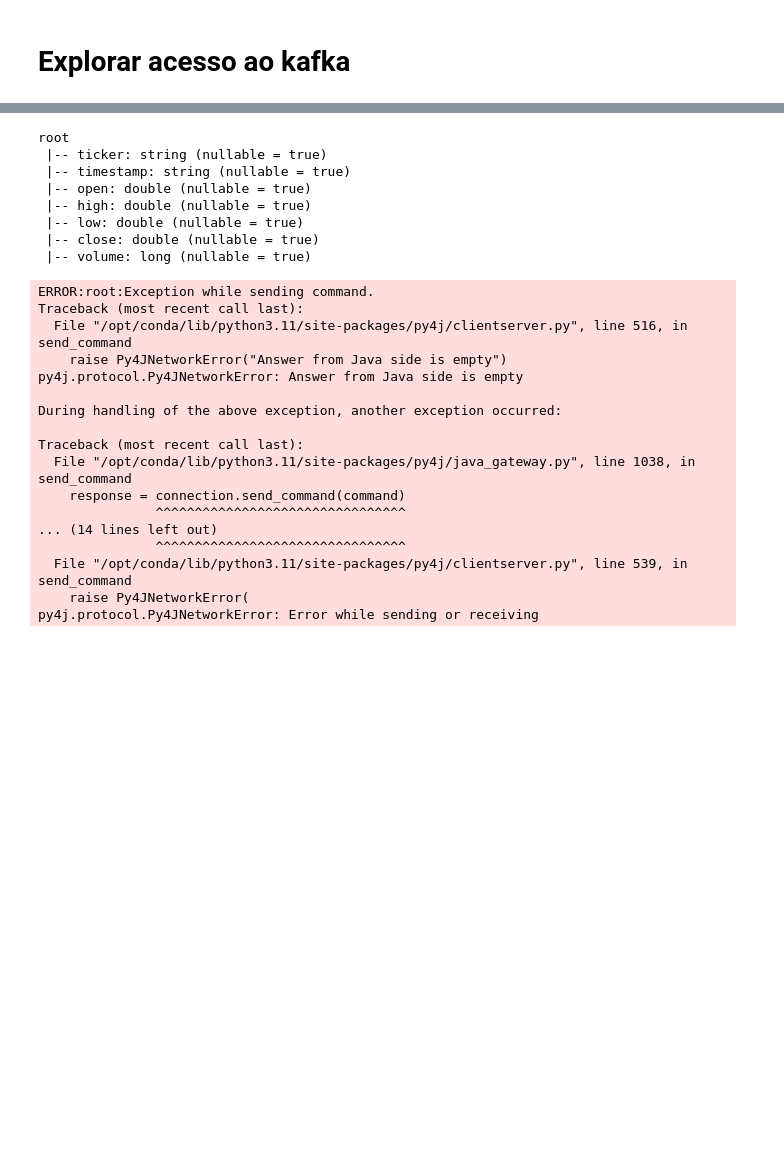
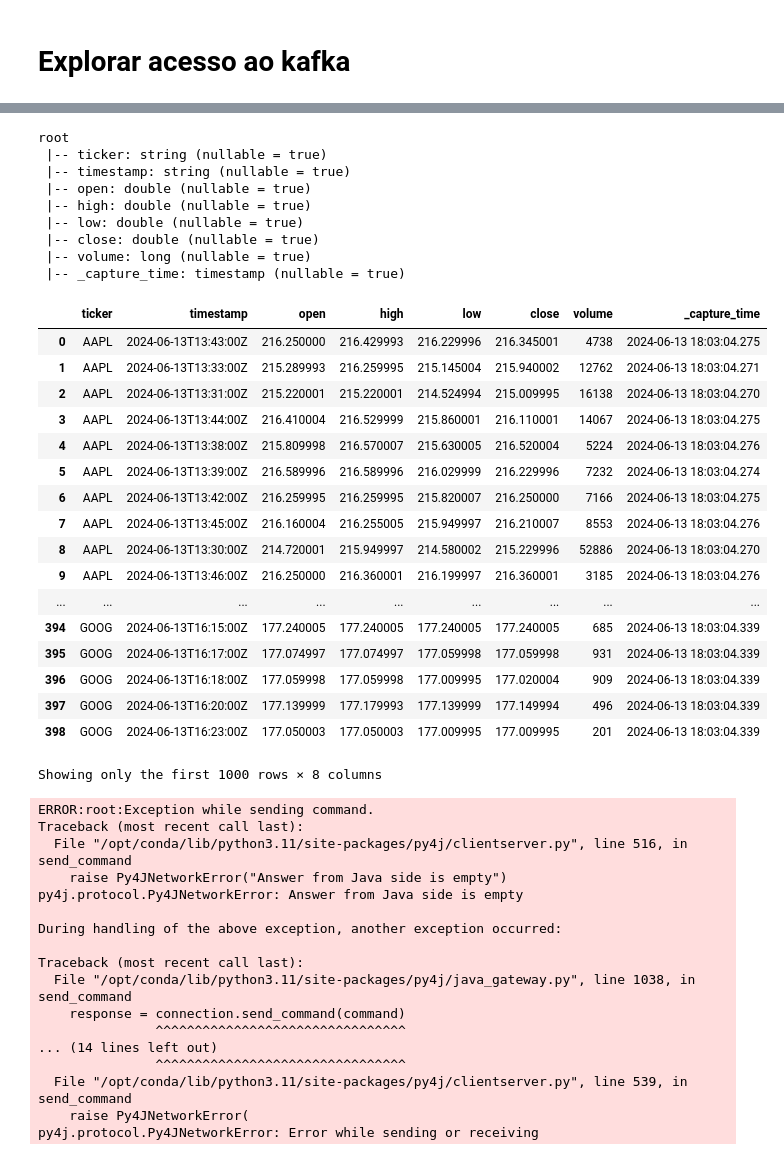
Before and after one commit to nemesysdata/nemesys-demo, a Jupyter notebook: Nemesys_Stream_101/notebooks/Explore Kafka.ipynb, the cells around one changed output, grey strips where cells are left out. Cells and saved outputs as stored; diff of their text form; code cells hidden in the pictures; blank space fills up the shorter version.

Commit message:
feat: adding kafka capture timestamp to bronze

```diff
--- a/Nemesys_Stream_101/notebooks/Explore Kafka.ipynb
+++ b/Nemesys_Stream_101/notebooks/Explore Kafka.ipynb
@@ -110,8 +112,8 @@ df2 = (spark
     # .option("security.protocol", "SSL")
     .load()
     # .selectExpr("substring(value, 6) as avro_value") # Deve ser usado no caso do Debezium
-    .select(from_avro(col("value"), schema).alias("value"))
-    .select(col("value.*"))
+    .select(from_avro(col("value"), schema).alias("value"), col("timestamp").alias("_capture_time"))
+    .select(col("value.*"), col("_capture_time"))
 )
 df2.createOrReplaceTempView("stocks")
 df2.printSchema()
@@ -124,6 +126,28 @@ root
  |-- low: double (nullable = true)
  |-- close: double (nullable = true)
  |-- volume: long (nullable = true)
+ |-- _capture_time: timestamp (nullable = true)
+# %%
+df2.pandas_api()
+# %% [output]
+|  | ticker | timestamp | open | high | low | close | volume | _capture_time |
+| 0 | AAPL | 2024-06-13T13:43:00Z | 216.250000 | 216.429993 | 216.229996 | 216.345001 | 4738 | 2024-06-13 18:03:04.275 |
+| 1 | AAPL | 2024-06-13T13:33:00Z | 215.289993 | 216.259995 | 215.145004 | 215.940002 | 12762 | 2024-06-13 18:03:04.271 |
+| 2 | AAPL | 2024-06-13T13:31:00Z | 215.220001 | 215.220001 | 214.524994 | 215.009995 | 16138 | 2024-06-13 18:03:04.270 |
+| 3 | AAPL | 2024-06-13T13:44:00Z | 216.410004 | 216.529999 | 215.860001 | 216.110001 | 14067 | 2024-06-13 18:03:04.275 |
+| 4 | AAPL | 2024-06-13T13:38:00Z | 215.809998 | 216.570007 | 215.630005 | 216.520004 | 5224 | 2024-06-13 18:03:04.276 |
+| 5 | AAPL | 2024-06-13T13:39:00Z | 216.589996 | 216.589996 | 216.029999 | 216.229996 | 7232 | 2024-06-13 18:03:04.274 |
+| 6 | AAPL | 2024-06-13T13:42:00Z | 216.259995 | 216.259995 | 215.820007 | 216.250000 | 7166 | 2024-06-13 18:03:04.275 |
+| 7 | AAPL | 2024-06-13T13:45:00Z | 216.160004 | 216.255005 | 215.949997 | 216.210007 | 8553 | 2024-06-13 18:03:04.276 |
+| 8 | AAPL | 2024-06-13T13:30:00Z | 214.720001 | 215.949997 | 214.580002 | 215.229996 | 52886 | 2024-06-13 18:03:04.270 |
+| 9 | AAPL | 2024-06-13T13:46:00Z | 216.250000 | 216.360001 | 216.199997 | 216.360001 | 3185 | 2024-06-13 18:03:04.276 |
+| ... | ... | ... | ... | ... | ... | ... | ... | ... |
+| 394 | GOOG | 2024-06-13T16:15:00Z | 177.240005 | 177.240005 | 177.240005 | 177.240005 | 685 | 2024-06-13 18:03:04.339 |
+| 395 | GOOG | 2024-06-13T16:17:00Z | 177.074997 | 177.074997 | 177.059998 | 177.059998 | 931 | 2024-06-13 18:03:04.339 |
+| 396 | GOOG | 2024-06-13T16:18:00Z | 177.059998 | 177.059998 | 177.009995 | 177.020004 | 909 | 2024-06-13 18:03:04.339 |
+| 397 | GOOG | 2024-06-13T16:20:00Z | 177.139999 | 177.179993 | 177.139999 | 177.149994 | 496 | 2024-06-13 18:03:04.339 |
+| 398 | GOOG | 2024-06-13T16:23:00Z | 177.050003 | 177.050003 | 177.009995 | 177.009995 | 201 | 2024-06-13 18:03:04.339 |
+Showing only the first 1000 rows × 8 columns
 # %%
 # df2 = (spark
 #     .read
```
Also changed, not shown: parts of 1 cell of this notebook, 4 other files.
